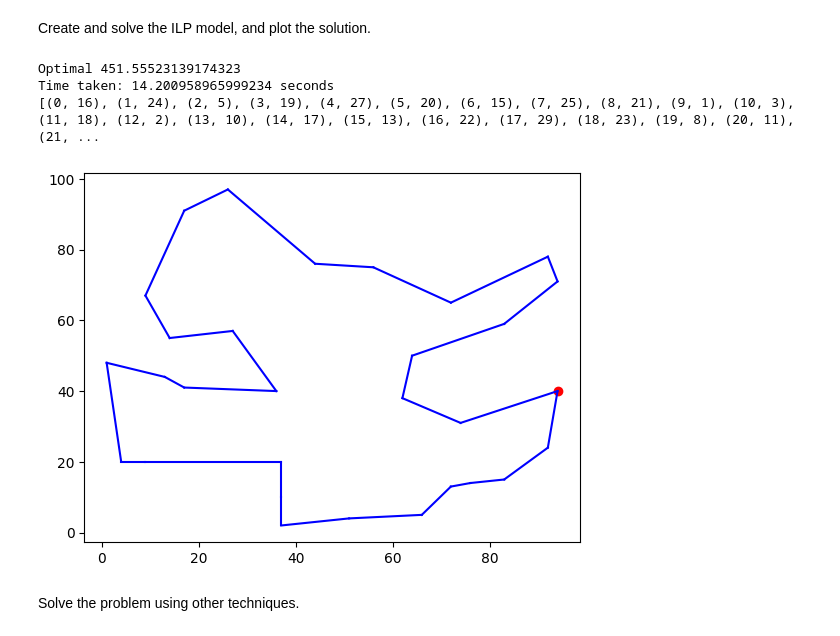
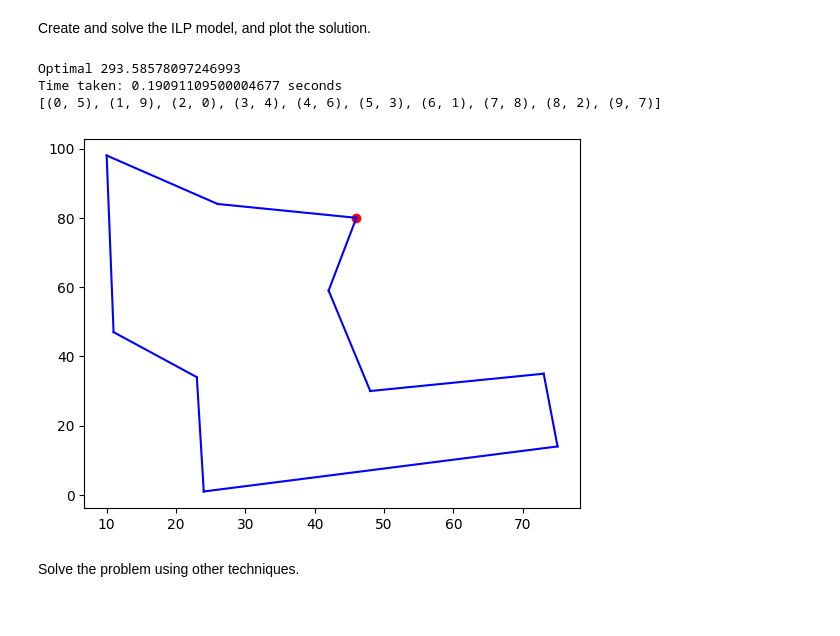
Before and after one commit to my612/Quantamania, a Jupyter notebook: Final.ipynb, the cells around one changed output. Drawn from its saved outputs; the diff is of its cells as text; code cells hidden in the pictures.

```diff
--- a/Final.ipynb
+++ b/Final.ipynb
@@ -170,0 +156,7 @@ Time taken: 14.411688195999886 seconds
+# %%
+dists, coords = generate_data(10)
+
+# plot the points
+plt.plot(coords[0][0], coords[0][1], 'ro')
+plt.plot([p[0] for p in coords[1:]], [p[1] for p in coords[1:]], 'o')
+plt.show()
@@ -267,18 +257,8 @@ Generate a distance matrix with $n$ nodes, and create a function to plot the rou
 # %%
-n = 30
-
+# n = 10
 # dists, coords = generate_data(n)
-dists = dist_matrix
-# plot the points
-coords = coord
-plt.plot(coords[0][0], coords[0][1], 'ro')
-plt.plot([p[0] for p in coords[1:]], [p[1] for p in coords[1:]], 'o')
-plt.show()
 
 def plot_route(route, coords):
     plt.plot(coords[0][0], coords[0][1], 'ro')
     for u, v in route:
         plt.plot([coords[u][0], coords[v][0]], [coords[u][1], coords[v][1]], 'b')
-
-t = end - start
-print(f"Time taken: {t} seconds")
@@ -288,21 +265,22 @@ Time taken: 327.37856993700007 seconds
 # %% [markdown]
 Create and solve the ILP model, and plot the solution.
 # %%
+n = len(coords)
 start = perf_counter()
 model, x, _ = create_model(dists)
 status = model.solve()
 print(LpStatus[status], pulp.value(model.objective))
 route = [(i, j) for i in range(n) for j in range(n) if pulp.value(x[(i, j)]) == 1]
 end = perf_counter()
 t = end - start
 print(f"Time taken: {t} seconds")
 print(route)
 plot_route(route, coords)
 # %% [output]
-Optimal 451.55523139174323
-Time taken: 14.200958965999234 seconds
-[(0, 16), (1, 24), (2, 5), (3, 19), (4, 27), (5, 20), (6, 15), (7, 25), (8, 21), (9, 1), (10, 3), (11, 18), (12, 2), (13, 10), (14, 17), (15, 13), (16, 22), (17, 29), (18, 23), (19, 8), (20, 11), (21, ...
+Optimal 293.58578097246993
+Time taken: 0.19091109500004677 seconds
+[(0, 5), (1, 9), (2, 0), (3, 4), (4, 6), (5, 3), (6, 1), (7, 8), (8, 2), (9, 7)]
-[figure, old version]
+[figure, new version]
 # %% [markdown]
 Solve the problem using other techniques.
 # %%
```
Also changed, not shown: parts of 24 cells of this notebook.
